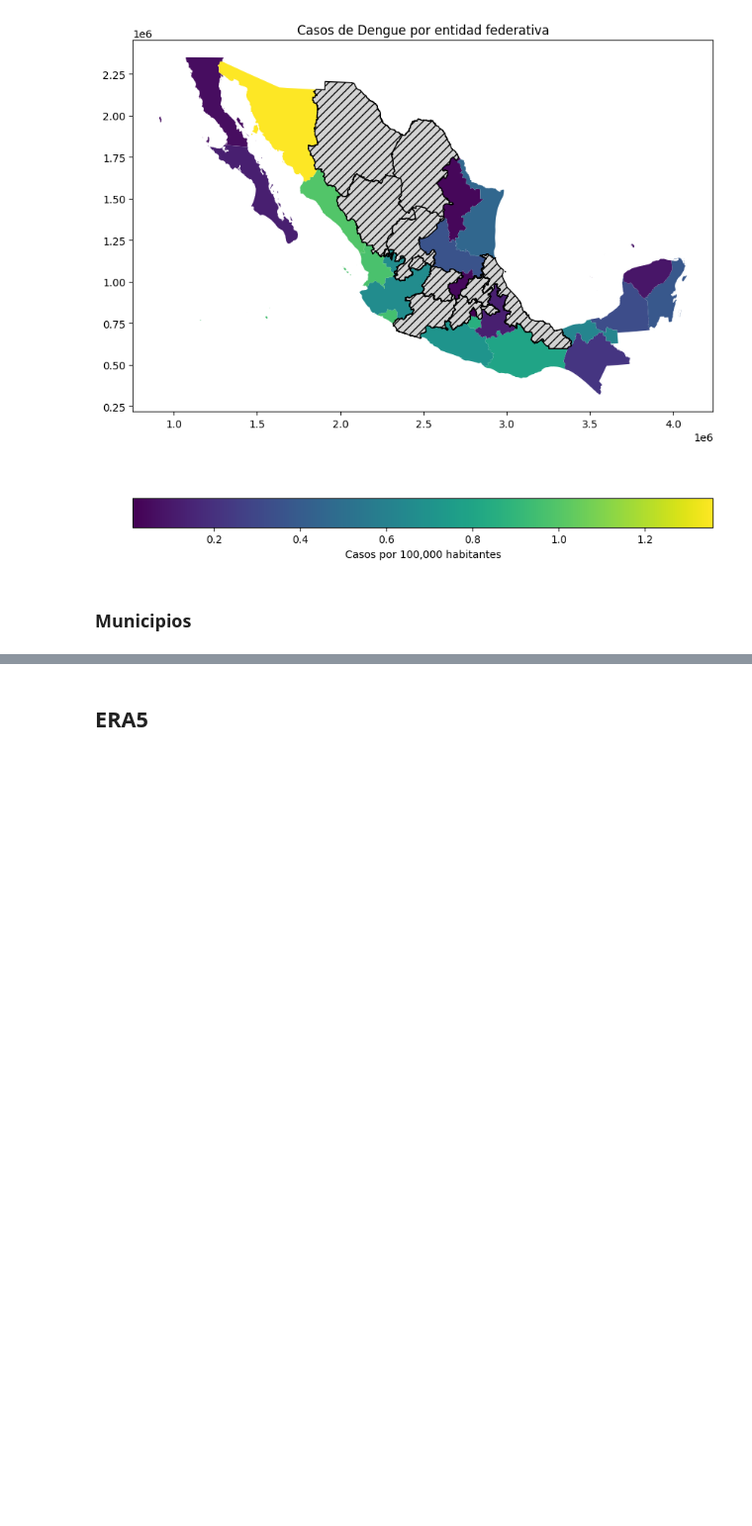
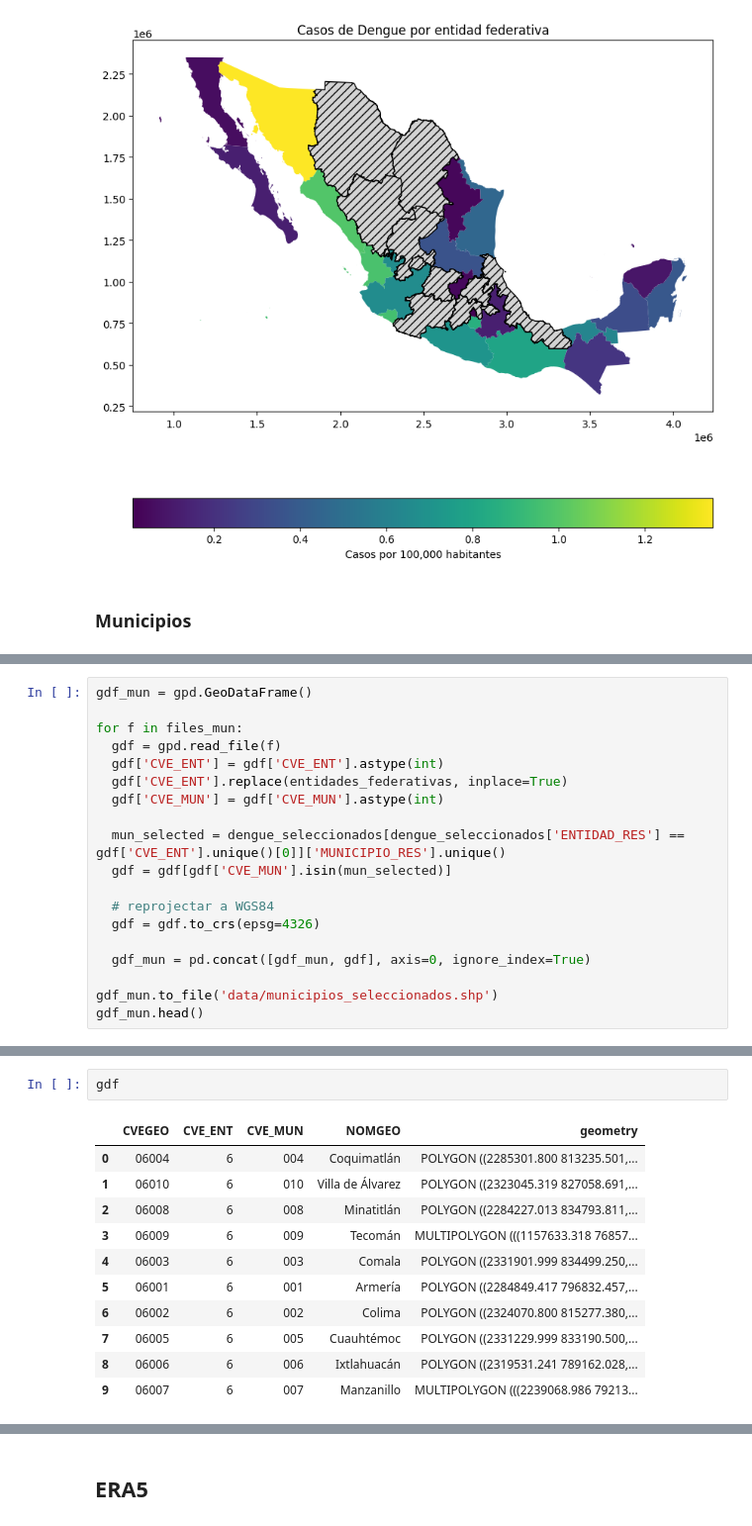
Before and after one commit to pcorner10/denguetemp2022, a Jupyter notebook: main_2023.ipynb, the cells around one changed output, grey strips where cells are left out. Shown at 99% size. Saved outputs shown, nothing was run; the diff lists cells and outputs as text; blank space fills up the shorter version.

```diff
--- a/main_2023.ipynb
+++ b/main_2023.ipynb
@@ -216,0 +235,19 @@ plt.show()
+# %%
+gdf_mun = gpd.GeoDataFrame()
+
+for f in files_mun:
+  gdf = gpd.read_file(f)
+  gdf['CVE_ENT'] = gdf['CVE_ENT'].astype(int)
+  gdf['CVE_ENT'].replace(entidades_federativas, inplace=True)
+  gdf['CVE_MUN'] = gdf['CVE_MUN'].astype(int)
+
+  mun_selected = dengue_seleccionados[dengue_seleccionados['ENTIDAD_RES'] == gdf['CVE_ENT'].unique()[0]]['MUNICIPIO_RES'].unique()
+  gdf = gdf[gdf['CVE_MUN'].isin(mun_selected)]
+
+  # reprojectar a WGS84
+  gdf = gdf.to_crs(epsg=4326)
+
+  gdf_mun = pd.concat([gdf_mun, gdf], axis=0, ignore_index=True)
+
+gdf_mun.to_file('data/municipios_seleccionados.shp')
+gdf_mun.head()
@@ -216,0 +261,14 @@ plt.show()
+# %%
+gdf
+# %% [output]
+|  | CVEGEO | CVE_ENT | CVE_MUN | NOMGEO | geometry |
+| 0 | 06004 | 6 | 004 | Coquimatlán | POLYGON ((2285301.800 813235.501,... |
+| 1 | 06010 | 6 | 010 | Villa de Álvarez | POLYGON ((2323045.319 827058.691,... |
+| 2 | 06008 | 6 | 008 | Minatitlán | POLYGON ((2284227.013 834793.811,... |
+| 3 | 06009 | 6 | 009 | Tecomán | MULTIPOLYGON (((1157633.318 76857... |
+| 4 | 06003 | 6 | 003 | Comala | POLYGON ((2331901.999 834499.250,... |
+| 5 | 06001 | 6 | 001 | Armería | POLYGON ((2284849.417 796832.457,... |
+| 6 | 06002 | 6 | 002 | Colima | POLYGON ((2324070.800 815277.380,... |
+| 7 | 06005 | 6 | 005 | Cuauhtémoc | POLYGON ((2331229.999 833190.500,... |
+| 8 | 06006 | 6 | 006 | Ixtlahuacán | POLYGON ((2319531.241 789162.028,... |
+| 9 | 06007 | 6 | 007 | Manzanillo | MULTIPOLYGON (((2239068.986 79213... |
```
Also changed, not shown: parts of 6 cells of this notebook, 30 other files.
